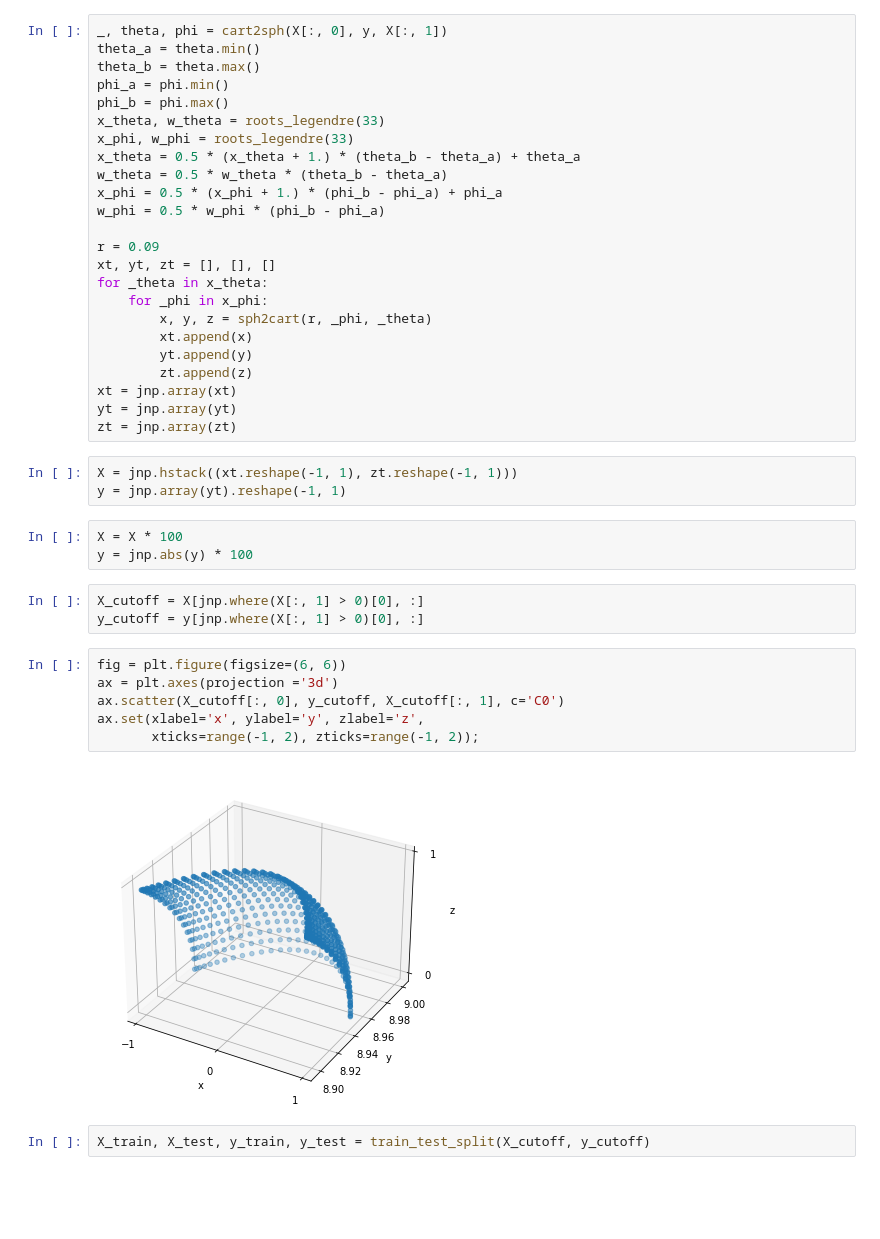
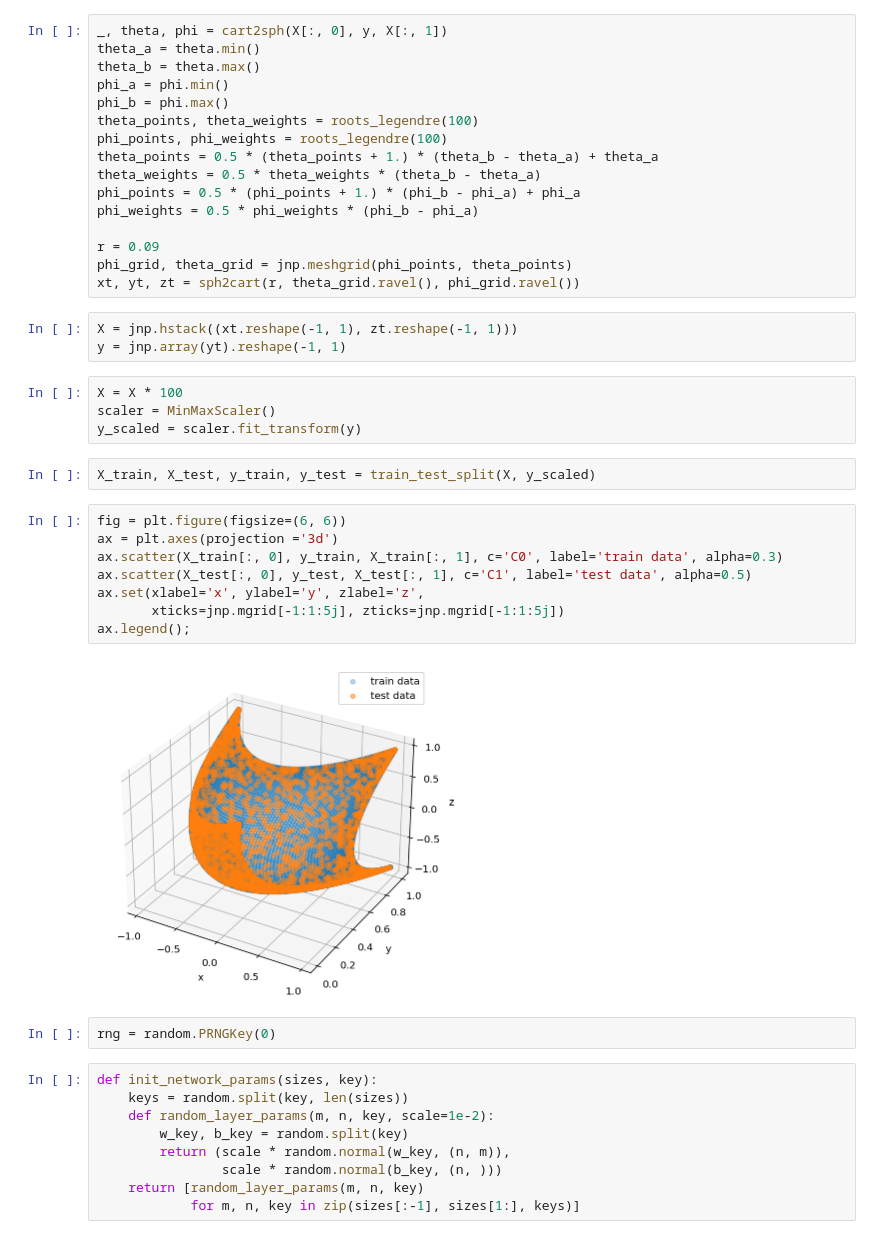
Before and after one commit to akapet00/EMF-exposure-analysis, a Jupyter notebook: notebooks/nn_sphere.ipynb, the cells around one changed output. Cells and saved outputs as stored; diff of their text form; blank space fills up the shorter version.

```diff
--- a/notebooks/nn_sphere.ipynb
+++ b/notebooks/nn_sphere.ipynb
@@ -73,40 +80,43 @@ theta_a = theta.min()
 theta_b = theta.max()
 phi_a = phi.min()
 phi_b = phi.max()
-x_theta, w_theta = roots_legendre(33)
-x_phi, w_phi = roots_legendre(33)
-x_theta = 0.5 * (x_theta + 1.) * (theta_b - theta_a) + theta_a
-w_theta = 0.5 * w_theta * (theta_b - theta_a)
-x_phi = 0.5 * (x_phi + 1.) * (phi_b - phi_a) + phi_a
-w_phi = 0.5 * w_phi * (phi_b - phi_a)
+theta_points, theta_weights = roots_legendre(100)
+phi_points, phi_weights = roots_legendre(100)
+theta_points = 0.5 * (theta_points + 1.) * (theta_b - theta_a) + theta_a
+theta_weights = 0.5 * theta_weights * (theta_b - theta_a)
+phi_points = 0.5 * (phi_points + 1.) * (phi_b - phi_a) + phi_a
+phi_weights = 0.5 * phi_weights * (phi_b - phi_a)
 
 r = 0.09
-xt, yt, zt = [], [], []
-for _theta in x_theta:
-    for _phi in x_phi:
-        x, y, z = sph2cart(r, _phi, _theta)
-        xt.append(x)
-        yt.append(y)
-        zt.append(z)
-xt = jnp.array(xt)
-yt = jnp.array(yt)
-zt = jnp.array(zt)
+phi_grid, theta_grid = jnp.meshgrid(phi_points, theta_points)
+xt, yt, zt = sph2cart(r, theta_grid.ravel(), phi_grid.ravel())
 # %%
 X = jnp.hstack((xt.reshape(-1, 1), zt.reshape(-1, 1)))
 y = jnp.array(yt).reshape(-1, 1)
 # %%
 X = X * 100
-y = jnp.abs(y) * 100
+scaler = MinMaxScaler()
+y_scaled = scaler.fit_transform(y)
-# %%
-X_cutoff = X[jnp.where(X[:, 1] > 0)[0], :]
-y_cutoff = y[jnp.where(X[:, 1] > 0)[0], :]
+# %%
+X_train, X_test, y_train, y_test = train_test_split(X, y_scaled)
 # %%
 fig = plt.figure(figsize=(6, 6))
 ax = plt.axes(projection ='3d')
-ax.scatter(X_cutoff[:, 0], y_cutoff, X_cutoff[:, 1], c='C0')
+ax.scatter(X_train[:, 0], y_train, X_train[:, 1], c='C0', label='train data', alpha=0.3)
+ax.scatter(X_test[:, 0], y_test, X_test[:, 1], c='C1', label='test data', alpha=0.5)
 ax.set(xlabel='x', ylabel='y', zlabel='z',
-       xticks=range(-1, 2), zticks=range(-1, 2));
+       xticks=jnp.mgrid[-1:1:5j], zticks=jnp.mgrid[-1:1:5j])
+ax.legend();
 # %% [output]
-[figure, old version]
+[figure, new version]
-# %%
-X_train, X_test, y_train, y_test = train_test_split(X_cutoff, y_cutoff)
+# %%
+rng = random.PRNGKey(0)
+# %%
+def init_network_params(sizes, key):
+    keys = random.split(key, len(sizes))
+    def random_layer_params(m, n, key, scale=1e-2):
+        w_key, b_key = random.split(key)
+        return (scale * random.normal(w_key, (n, m)),
+                scale * random.normal(b_key, (n, )))
+    return [random_layer_params(m, n, key)
+            for m, n, key in zip(sizes[:-1], sizes[1:], keys)]
```
Also changed, not shown: parts of 24 cells of this notebook.
